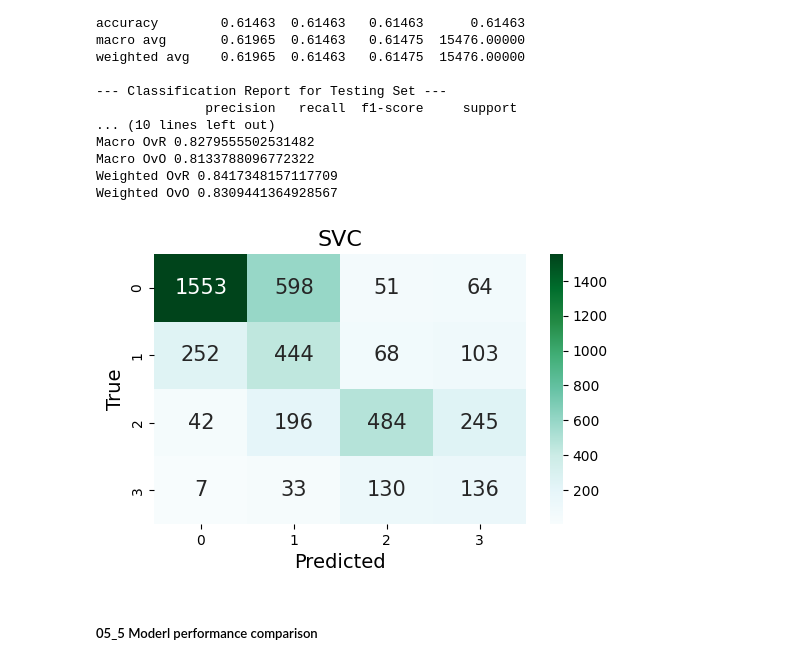
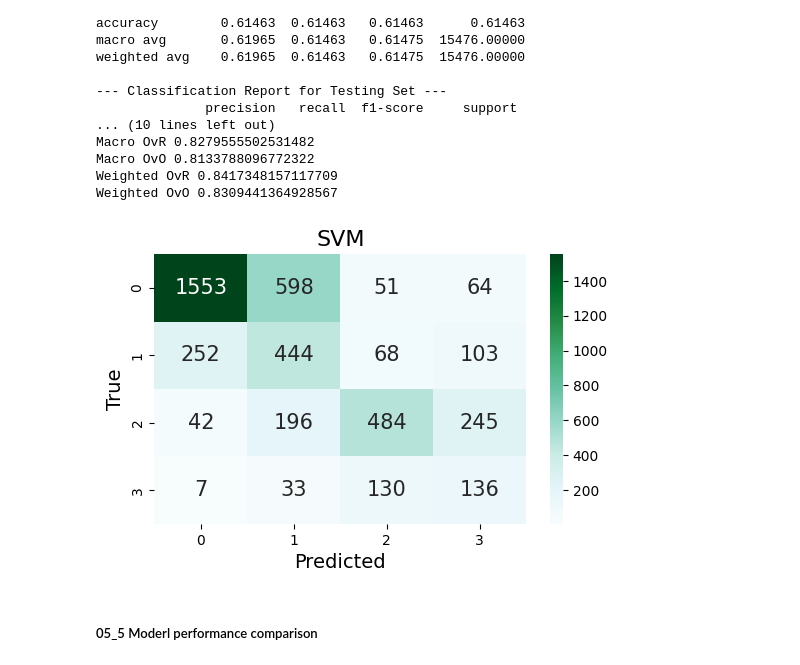
Before and after one commit to GeunSangOh/housing-insecurity, a Jupyter notebook: 05_ML_models.ipynb, the cells around one changed output. Drawn from its saved outputs; the diff is of its cells as text; code cells hidden in the pictures.

```diff
--- a/05_ML_models.ipynb
+++ b/05_ML_models.ipynb
@@ -1272,7 +1326,7 @@ mlogit_gsearch1 = GridSearchCV(
                 'penalty': ['l2'],
                 'C': [0.01, 0.1, 1, 10]},
     estimator=mlogit,
-    cv=5,
+    cv=cv,
     scoring=['accuracy', 'neg_log_loss', 'roc_auc_ovr'],
     refit='accuracy',
     return_train_score=True
@@ -1295,7 +1349,7 @@ mlogit_gsearch2 = GridSearchCV(
                 'penalty': ['l2'],
                 'C': [10]},
     estimator=mlogit,
-    cv=5,
+    cv=cv,
     scoring=['accuracy', 'neg_log_loss', 'roc_auc_ovr'],
     refit='accuracy',
     return_train_score=True
@@ -1387,6 +1441,7 @@ plt.show()
 ##### 05_4 Support Vector Machine
 # %%
 svc = SVC(probability=True, random_state=seed)
+cv = StratifiedKFold(n_splits=5, shuffle=True, random_state=seed)
 # %%
 # Undersampling for tuning
 rus_2 = RandomUnderSampler(
@@ -1506,7 +1561,7 @@ svc_gsearch3 = GridSearchCV(
                 'degree': [3],
                 'coef0': [0]},
     estimator=svc,
-    cv=5,
+    cv=cv,
     scoring=['accuracy', 'neg_log_loss', 'roc_auc_ovr'],
     refit='accuracy',
     return_train_score=True,
@@ -1587,15 +1642,15 @@ Weighted OvO 0.8309441364928567
 # %%
 # Confusion matrix for SVC (testing set)
 cm = confusion_matrix(y_test, svc_test_pred)
 plt.figure(figsize=(6, 3.5))
 sns.heatmap(cm, annot=True, cmap='BuGn', fmt='g', annot_kws={'size': 15})
 plt.xlabel('Predicted', fontsize=14)
 plt.ylabel('True', fontsize=14)
-plt.title('SVC', fontsize=16)
+plt.title('SVM', fontsize=16)
 plt.savefig('111.png', bbox_inches='tight')
 plt.show()
 # %% [output]
-[figure, old version]
+[figure, new version]
 # %% [markdown]
 ##### 05_5 Moderl performance comparison
 # %%
```
Also changed, not shown: parts of 72 cells of this notebook.
